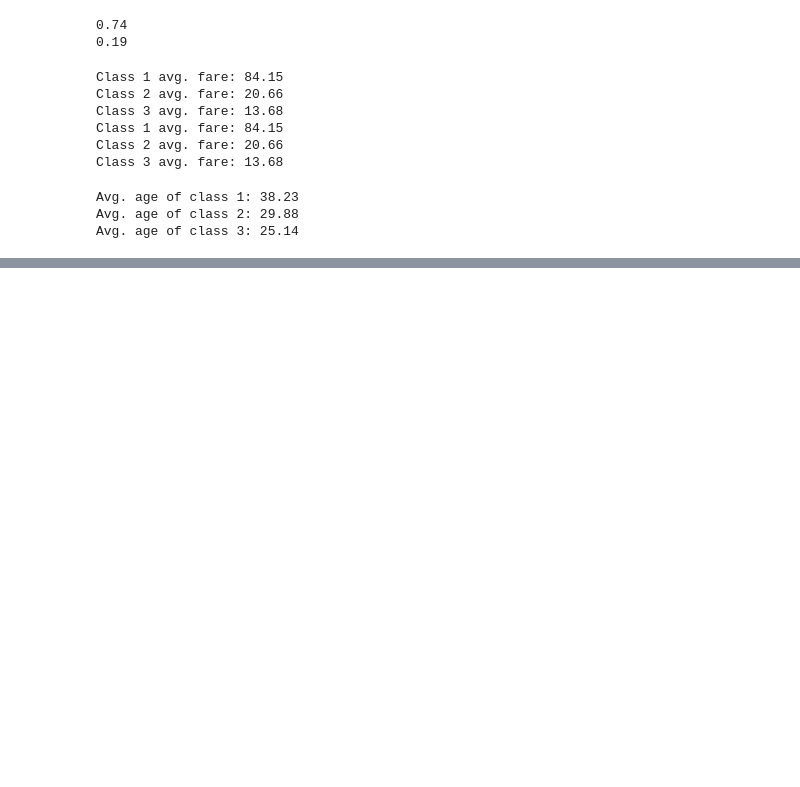
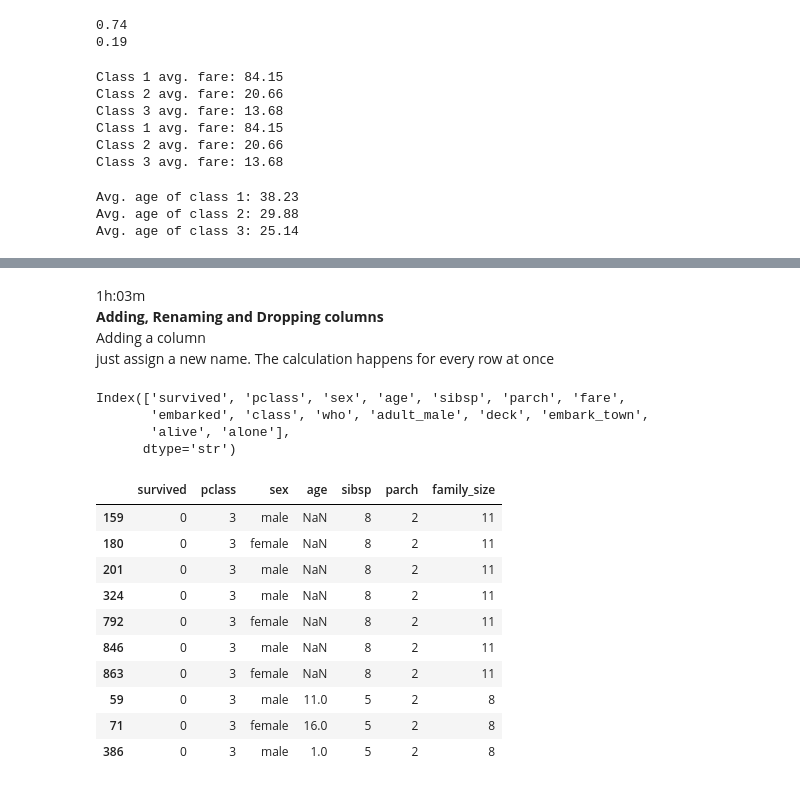
Before and after one commit to srk82mwi/pandas_python, a Jupyter notebook: 14.pandas_filtering,sorting,groupby.ipynb, the cells around one changed output, grey strips where cells are left out. Saved outputs shown, nothing was run; the diff lists cells and outputs as text; code cells hidden in the pictures; blank space fills up the shorter version.

```diff
--- a/14.pandas_filtering,sorting,groupby.ipynb
+++ b/14.pandas_filtering,sorting,groupby.ipynb
@@ -386,0 +459,32 @@ Avg. age of class 3: 25.14
+# %% [markdown]
+1h:03m <br>
+**Adding, Renaming and Dropping columns** <br>
+Adding a column <br>
+just assign a new name. The calculation happens for every row at once
+# %%
+# work on a copy so we don't damage the original.
+titanic_copy = titanic.copy()
+titanic_copy
+titanic_copy.columns
+# %% [output]
+Index(['survived', 'pclass', 'sex', 'age', 'sibsp', 'parch', 'fare',
+       'embarked', 'class', 'who', 'adult_male', 'deck', 'embark_town',
+       'alive', 'alone'],
+      dtype='str')
+# %%
+titanic_copy['family_size'] = titanic_copy['sibsp'] + titanic_copy['parch'] + 1
+titanic_copy.columns
+titanic_copy.head(10)
+titanic_copy.nlargest(10,"family_size")[['survived','pclass','sex','age','sibsp','parch','family_size']]
+# %% [output]
+|  | survived | pclass | sex | age | sibsp | parch | family_size |
+| 159 | 0 | 3 | male | NaN | 8 | 2 | 11 |
+| 180 | 0 | 3 | female | NaN | 8 | 2 | 11 |
+| 201 | 0 | 3 | male | NaN | 8 | 2 | 11 |
+| 324 | 0 | 3 | male | NaN | 8 | 2 | 11 |
+| 792 | 0 | 3 | female | NaN | 8 | 2 | 11 |
+| 846 | 0 | 3 | male | NaN | 8 | 2 | 11 |
+| 863 | 0 | 3 | female | NaN | 8 | 2 | 11 |
+| 59 | 0 | 3 | male | 11.0 | 5 | 2 | 8 |
+| 71 | 0 | 3 | female | 16.0 | 5 | 2 | 8 |
+| 386 | 0 | 3 | male | 1.0 | 5 | 2 | 8 |
```
Also changed, not shown: parts of 13 cells of this notebook.
